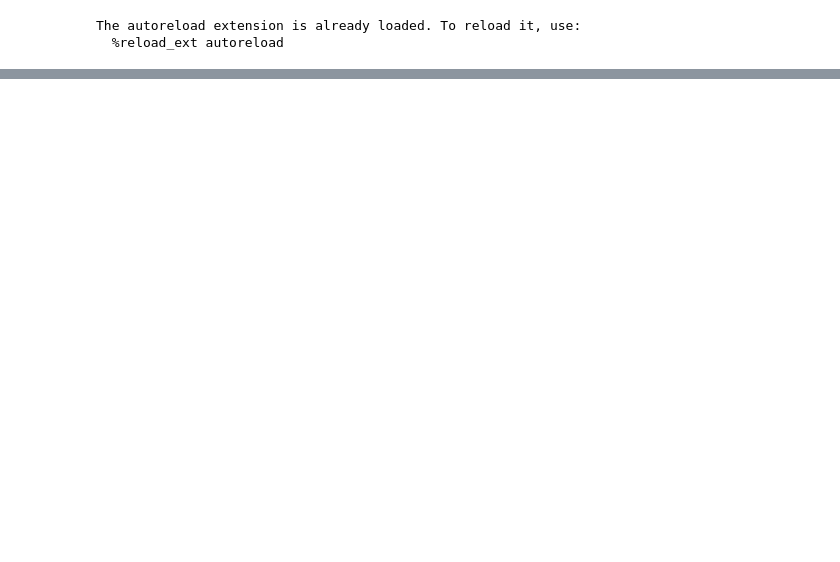
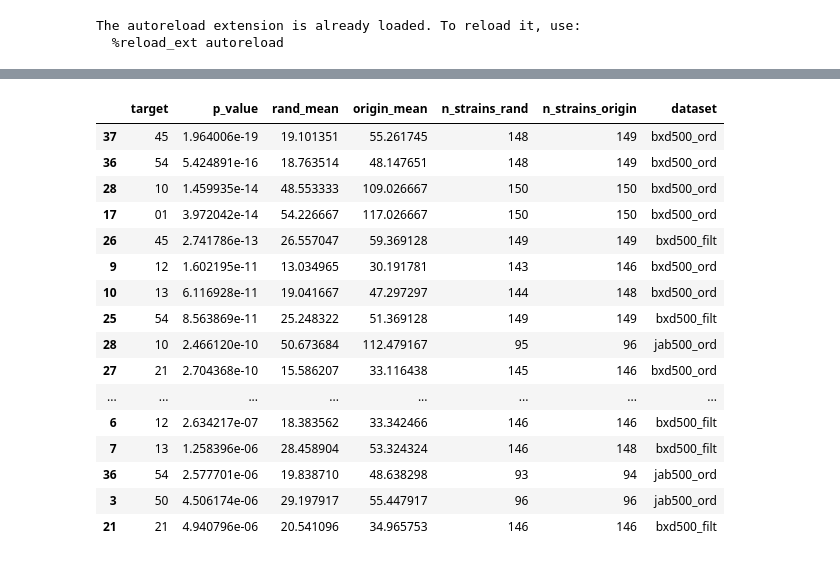
Before and after one commit to brigbrog/Syntactic-Grooming, a Jupyter notebook: randomized_transition_comparison.ipynb, the cells around one changed output, grey strips where cells are left out. Saved outputs shown, nothing was run; the diff lists cells and outputs as text; code cells hidden in the pictures; blank space fills up the shorter version.

```diff
--- a/randomized_transition_comparison.ipynb
+++ b/randomized_transition_comparison.ipynb
@@ -78,0 +408,3 @@ asd_random[(asd_random['Bout'] == 4) & (asd_random['Video_name'] == randomizer.n
+# %%
+rand_jab500_ord_countdf = (rand_jab500_ord.groupby(['target', 'strain', 'sex'], observed=True).size().reset_index(name='count'))
+origin_jab500_ord_countdf = (origin_jab500_ord.groupby(['target', 'strain', 'sex'], observed=True).size().reset_index(name='count'))
@@ -78,0 +461,33 @@ asd_random[(asd_random['Bout'] == 4) & (asd_random['Video_name'] == randomizer.n
+# %%
+rand_jab500_filt_countdf = (rand_jab500_filt.groupby(['target', 'strain', 'sex'], observed=True).size().reset_index(name='count'))
+origin_jab500_filt_countdf = (origin_jab500_filt.groupby(['target', 'strain', 'sex'], observed=True).size().reset_index(name='count'))
+# %%
+rand_jab500_filt_countdf['target'] = rand_jab500_filt_countdf['target'].astype(str)
+origin_jab500_filt_countdf['target'] = origin_jab500_filt_countdf['target'].astype(str)
+
+targets = set(rand_jab500_filt_countdf['target']).intersection(set(origin_jab500_filt_countdf['target']))
+
+results = []
+
+for t in targets:
+    rand_dist = rand_jab500_filt_countdf[rand_jab500_filt_countdf['target'] == t]['count'].dropna()
+    origin_dist = origin_jab500_filt_countdf[origin_jab500_filt_countdf['target'] == t]['count'].dropna()
+
+    if len(rand_dist) < 3 or len(origin_dist) < 3:
+        continue
+
+    stat, p_val = scipy.stats.mannwhitneyu(rand_dist, origin_dist, alternative='two-sided')
+
+    results.append({
+        'target': t,
+        'p_value': p_val,
+        'rand_mean': rand_dist.mean(),
+        'origin_mean': origin_dist.mean(),
+        'n_strains_rand': len(rand_dist),
+        'n_strains_origin': len(origin_dist),
+        'dataset': 'jab500_filt'
+    })
+
+jab_filt_results_df = pd.DataFrame(results).sort_values('p_value')
+
+jab_filt_results_df[(jab_filt_results_df['p_value'] < 0.05) & (jab_filt_results_df['origin_mean'] > jab_filt_results_df['rand_mean'])].head(42)
@@ -78,0 +501,26 @@ asd_random[(asd_random['Bout'] == 4) & (asd_random['Video_name'] == randomizer.n
+# %%
+# concat all data
+ord_datasets = ['asd100_ord', 'bxd500_ord', 'jab500_ord']
+filt_datasets = ['asd100_filt', 'bxd500_filt', 'jab500_filt']
+
+fulltran_comp = pd.concat([asd_ord_results_df, asd_filt_results_df, bxd_ord_results_df, bxd_filt_results_df, jab_ord_results_df, jab_filt_results_df])
+# %%
+fulltran_comp[(fulltran_comp['p_value'] < 0.05) & (fulltran_comp['origin_mean'] > fulltran_comp['rand_mean'])].sort_values('p_value').head(20)
+# %% [output]
+|  | target | p_value | rand_mean | origin_mean | n_strains_rand | n_strains_origin | dataset |
+| 37 | 45 | 1.964006e-19 | 19.101351 | 55.261745 | 148 | 149 | bxd500_ord |
+| 36 | 54 | 5.424891e-16 | 18.763514 | 48.147651 | 148 | 149 | bxd500_ord |
+| 28 | 10 | 1.459935e-14 | 48.553333 | 109.026667 | 150 | 150 | bxd500_ord |
+| 17 | 01 | 3.972042e-14 | 54.226667 | 117.026667 | 150 | 150 | bxd500_ord |
+| 26 | 45 | 2.741786e-13 | 26.557047 | 59.369128 | 149 | 149 | bxd500_filt |
+| 9 | 12 | 1.602195e-11 | 13.034965 | 30.191781 | 143 | 146 | bxd500_ord |
+| 10 | 13 | 6.116928e-11 | 19.041667 | 47.297297 | 144 | 148 | bxd500_ord |
+| 25 | 54 | 8.563869e-11 | 25.248322 | 51.369128 | 149 | 149 | bxd500_filt |
+| 28 | 10 | 2.466120e-10 | 50.673684 | 112.479167 | 95 | 96 | jab500_ord |
+| 27 | 21 | 2.704368e-10 | 15.586207 | 33.116438 | 145 | 146 | bxd500_ord |
+| ... | ... | ... | ... | ... | ... | ... | ... |
+| 6 | 12 | 2.634217e-07 | 18.383562 | 33.342466 | 146 | 146 | bxd500_filt |
+| 7 | 13 | 1.258396e-06 | 28.458904 | 53.324324 | 146 | 148 | bxd500_filt |
+| 36 | 54 | 2.577701e-06 | 19.838710 | 48.638298 | 93 | 94 | jab500_ord |
+| 3 | 50 | 4.506174e-06 | 29.197917 | 55.447917 | 96 | 96 | jab500_ord |
+| 21 | 21 | 4.940796e-06 | 20.541096 | 34.965753 | 146 | 146 | bxd500_filt |
```
Also changed, not shown: parts of 33 cells of this notebook, 3 other files.
